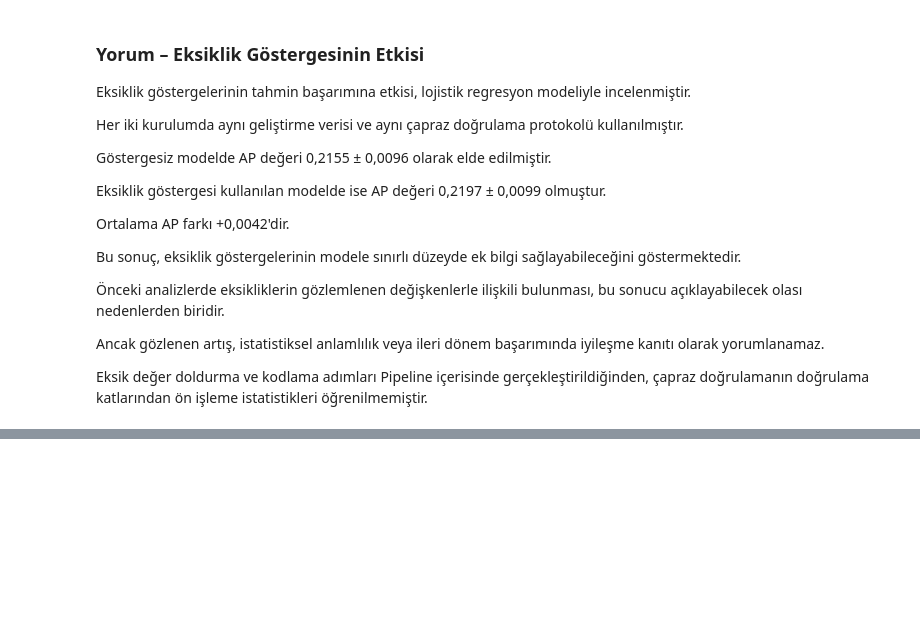
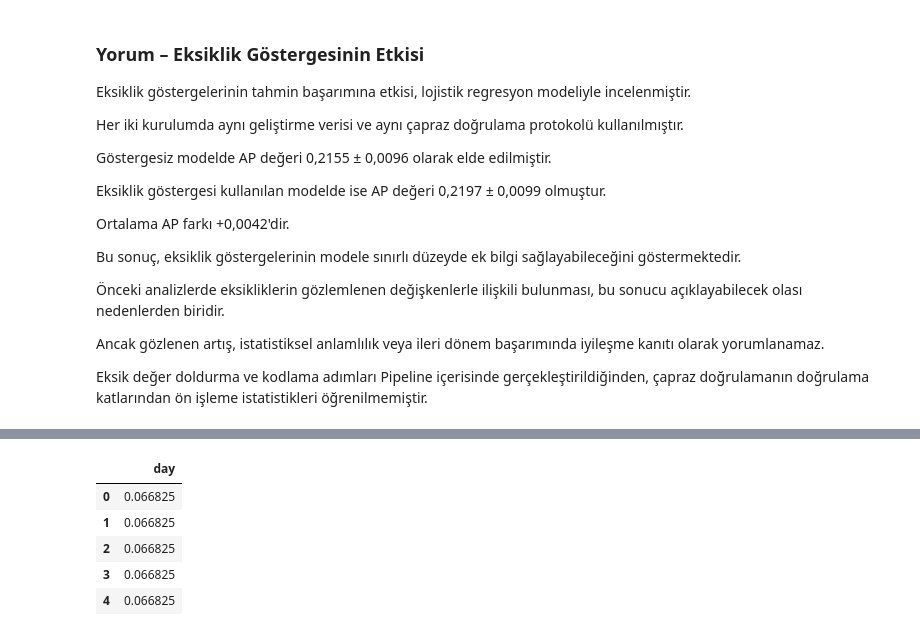
Before and after one commit to KeremATLIHAN/Veri_Bilimleri_Vize, a Jupyter notebook: proje1/BIL545_Proje1_Banka_Guncel.ipynb, the cells around one changed output, grey strips where cells are left out. Saved outputs shown, nothing was run; the diff lists cells and outputs as text; code cells hidden in the pictures; blank space fills up the shorter version.

```diff
--- a/proje1/BIL545_Proje1_Banka_Guncel.ipynb
+++ b/proje1/BIL545_Proje1_Banka_Guncel.ipynb
@@ -1155,0 +1497,94 @@ Pipeline içerisinde gerçekleştirildiğinden,
+# %%
+# HATALI YÖNTEM: Target Encoding CV öncesinde öğreniliyor
+
+yanlis_encoder = TargetEncoder(
+    target_type="binary",
+    smooth="auto",
+    random_state=SEED
+)
+
+# Bütün geliştirme verisinin hedeflerini görüyor
+yanlis_encoder.fit(
+    X_gelistirme[["day"]],
+    y_gelistirme
+)
+
+# Aynı veriyi, kendi hedef bilgilerini de içeren
+# istatistiklerle kodluyor
+X_yanlis = X_gelistirme.copy()
+
+X_yanlis["day"] = yanlis_encoder.transform(
+    X_gelistirme[["day"]]
+)[:, 0]
+
+print("Hatalı kodlama tamamlandı.")
+print("Kodlanmış ilk 5 day değeri:")
+
+display(X_yanlis[["day"]].head())
+
+# Diğer değişkenlerin ön işlemesi Pipeline içinde kalır
+
+sayisal_hat_yanlis = Pipeline([
+    ("doldur", SimpleImputer(
+        strategy="median",
+        add_indicator=True
+    )),
+    ("olcekle", StandardScaler())
+])
+
+kategorik_hat_yanlis = Pipeline([
+    ("doldur", SimpleImputer(
+        strategy="most_frequent",
+        add_indicator=True
+    )),
+    ("kodla", OneHotEncoder(
+        handle_unknown="ignore"
+    ))
+])
+
+on_isleme_yanlis = ColumnTransformer([
+    (
+        "sayisal",
+        sayisal_hat_yanlis,
+        sayisal_day_disinda + ["day"]
+    ),
+    (
+        "kategorik",
+        kategorik_hat_yanlis,
+        kategorik_sutunlar
+    )
+])
+
+model_yanlis = Pipeline([
+    ("on_isleme", on_isleme_yanlis),
+    ("siniflandirici", LogisticRegression(
+        max_iter=2000,
+        random_state=SEED
+    ))
+])
+
+# Aynı CV protokolü; fakat day zaten sızıntılı
+skor_yanlis = cross_val_score(
+    model_yanlis,
+    X_yanlis,
+    y_gelistirme,
+    cv=cv,
+    scoring="average_precision",
+    n_jobs=1
+)
+
+print("\nDOĞRU VE HATALI TARGET ENCODING")
+print(
+    f"Doğru:  {skor_hedef.mean():.4f}"
+    f" ± {skor_hedef.std():.4f}"
+)
+print(
+    f"Hatalı: {skor_yanlis.mean():.4f}"
+    f" ± {skor_yanlis.std():.4f}"
+)
+
+fark = skor_yanlis - skor_hedef
+
+print(f"Ortalama fark: {fark.mean():+.4f}")
+print(f"Farkların std değeri: {fark.std():.4f}")
+# %% [output]
@@ -1155,0 +1593,6 @@ Pipeline içerisinde gerçekleştirildiğinden,
+|  | day |
+| 0 | 0.066825 |
+| 1 | 0.066825 |
+| 2 | 0.066825 |
+| 3 | 0.066825 |
+| 4 | 0.066825 |
```
Also changed, not shown: parts of 14 cells of this notebook.
